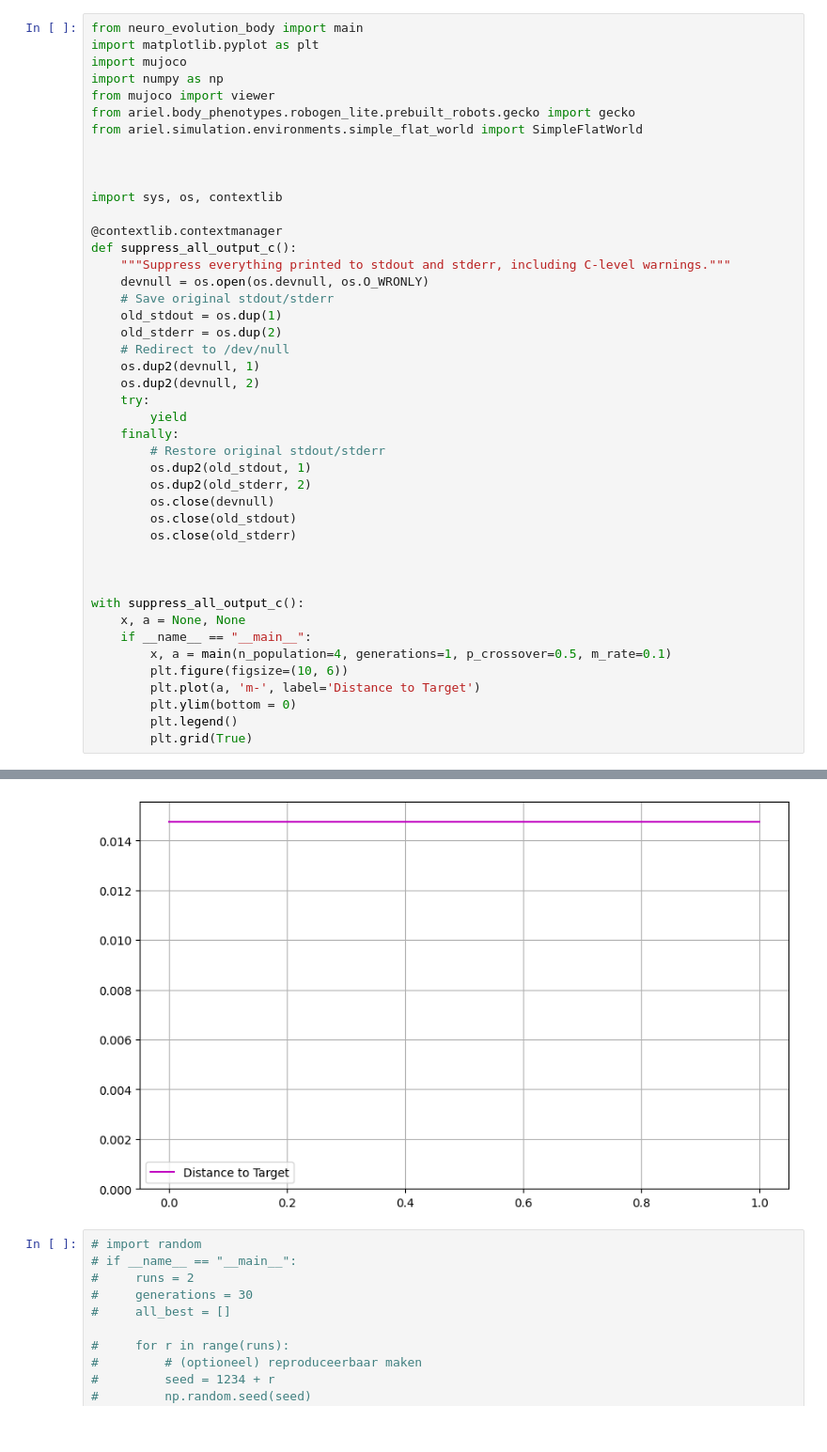
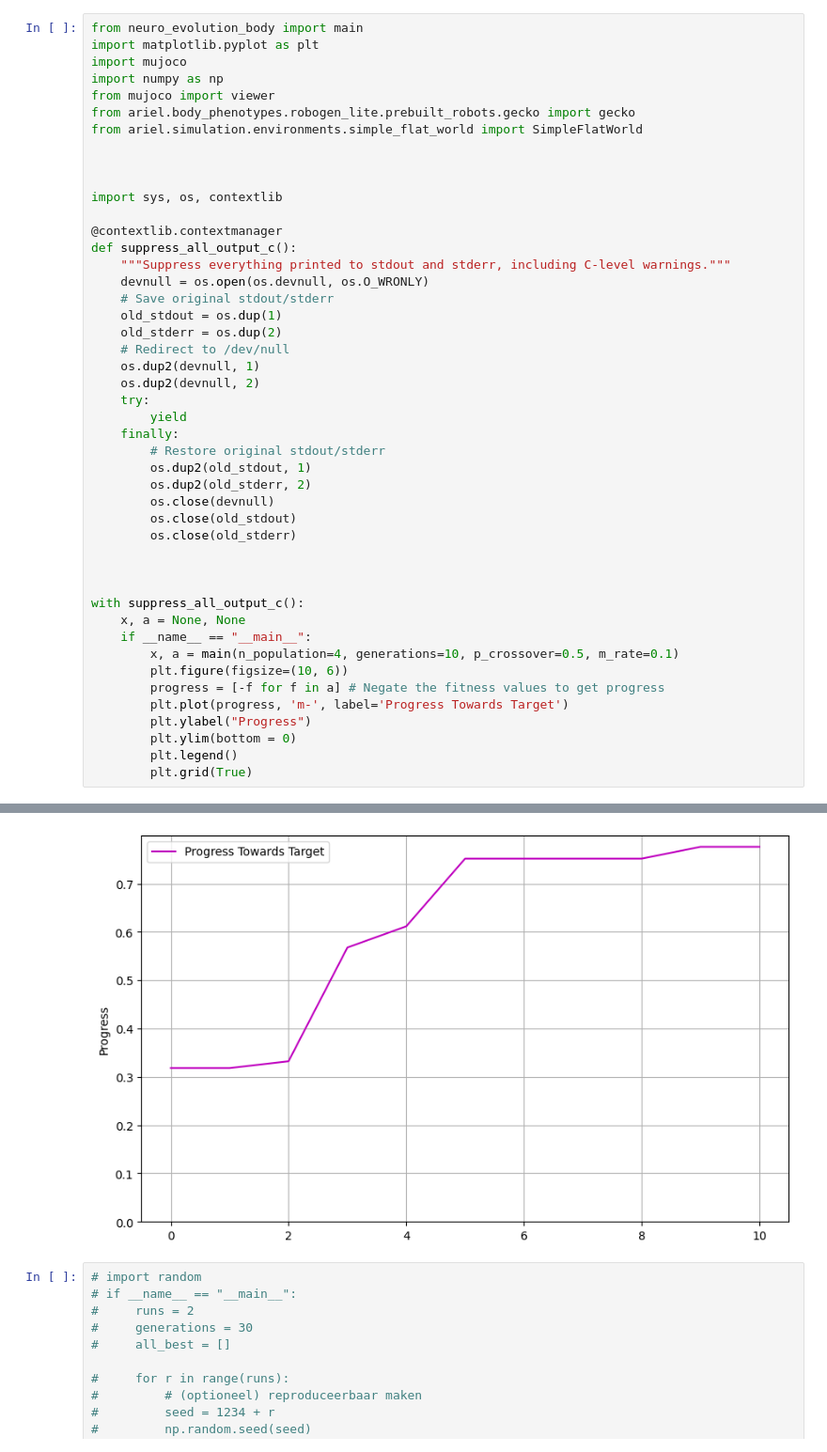
Before and after one commit to s4ddo/EvoAI, a Jupyter notebook: neuro_main.ipynb, the cells around one changed output, grey strips where cells are left out. Shown at 94% size. Saved outputs shown, nothing was run; the diff lists cells and outputs as text.

Commit message:
distance fitness

```diff
--- a/neuro_main.ipynb
+++ b/neuro_main.ipynb
@@ -36,9 +36,11 @@ def suppress_all_output_c():
 with suppress_all_output_c():
     x, a = None, None
     if __name__ == "__main__":
-        x, a = main(n_population=4, generations=1, p_crossover=0.5, m_rate=0.1)
+        x, a = main(n_population=4, generations=10, p_crossover=0.5, m_rate=0.1)
         plt.figure(figsize=(10, 6))
-        plt.plot(a, 'm-', label='Distance to Target')
+        progress = [-f for f in a] # Negate the fitness values to get progress
+        plt.plot(progress, 'm-', label='Progress Towards Target')
+        plt.ylabel("Progress")
         plt.ylim(bottom = 0)
         plt.legend()
         plt.grid(True)
@@ -66,4 +65,4 @@ Best one is 0.014740198964303312
-[figure, old version]
+[figure, new version]
 # %%
 # import random
 # if __name__ == "__main__":
```
Also changed, not shown: parts of 1 cell of this notebook, 2 other files.
